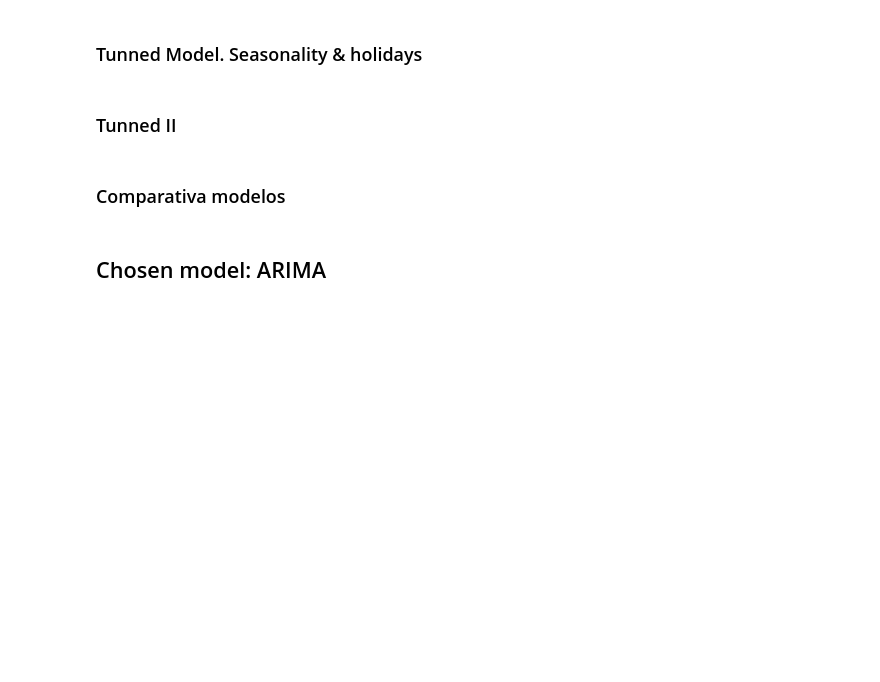
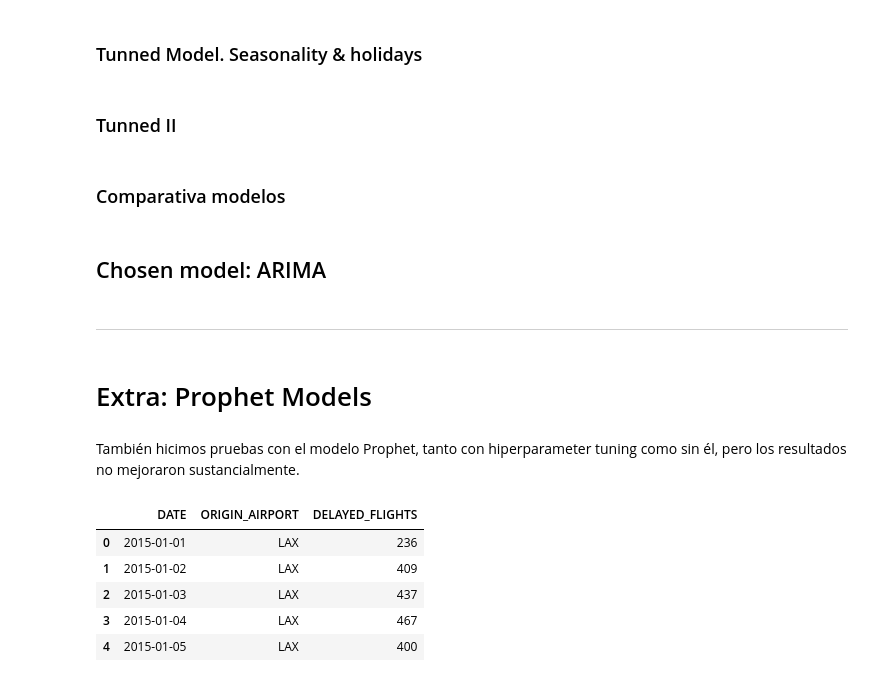
Before and after one commit to inesgfortis/Aircraft_Delays_Analysis, a Jupyter notebook: Forecast/Models Evaluation.ipynb, the cells around one changed output. Drawn from its saved outputs; the diff is of its cells as text; code cells hidden in the pictures; blank space fills up the shorter version.

```diff
--- a/Forecast/Models Evaluation.ipynb
+++ b/Forecast/Models Evaluation.ipynb
@@ -455,3 +455,28 @@ fig.update_layout(
 fig.show()
 # %% [markdown]
 ## Chosen model: ARIMA
+# %% [markdown]
+---------------------------------------------------------------------------------
+# %% [markdown]
+# Extra: Prophet Models
+# %% [markdown]
+También hicimos pruebas con el modelo Prophet, tanto con hiperparameter tuning como sin él, pero los resultados no mejoraron sustancialmente.
+# %%
+# read data
+df = pd.read_parquet("forecast_data.parquet")
+
+airports = list(df['ORIGIN_AIRPORT'].unique())
+a1 = df[df['ORIGIN_AIRPORT'] == airports[0]].reset_index(drop=True) # .drop('ORIGIN_AIRPORT', axis = 1)
+a2 = df[df['ORIGIN_AIRPORT'] == airports[1]].reset_index(drop=True)
+a3 = df[df['ORIGIN_AIRPORT'] == airports[2]].reset_index(drop=True)
+a4 = df[df['ORIGIN_AIRPORT'] == airports[3]].reset_index(drop=True)
+a5 = df[df['ORIGIN_AIRPORT'] == airports[4]].reset_index(drop=True)
+
+a1.head()
+# %% [output]
+|  | DATE | ORIGIN_AIRPORT | DELAYED_FLIGHTS |
+| 0 | 2015-01-01 | LAX | 236 |
+| 1 | 2015-01-02 | LAX | 409 |
+| 2 | 2015-01-03 | LAX | 437 |
+| 3 | 2015-01-04 | LAX | 467 |
+| 4 | 2015-01-05 | LAX | 400 |
```
Also changed, not shown: parts of 22 cells of this notebook, 1 other file.
